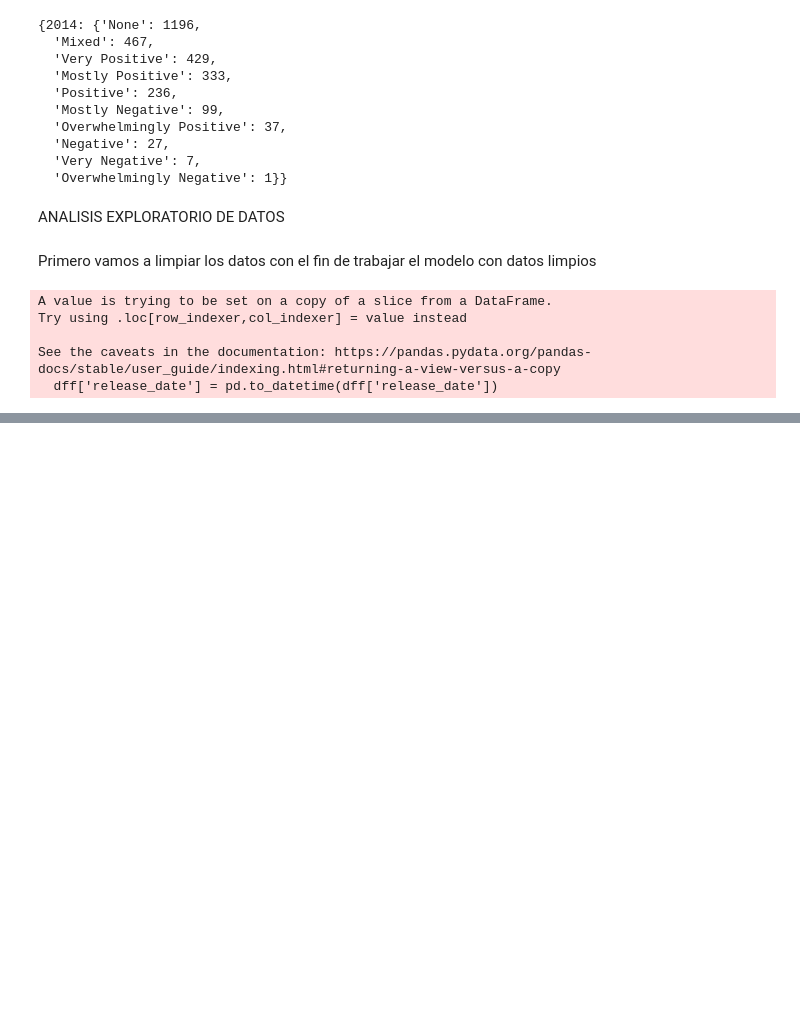
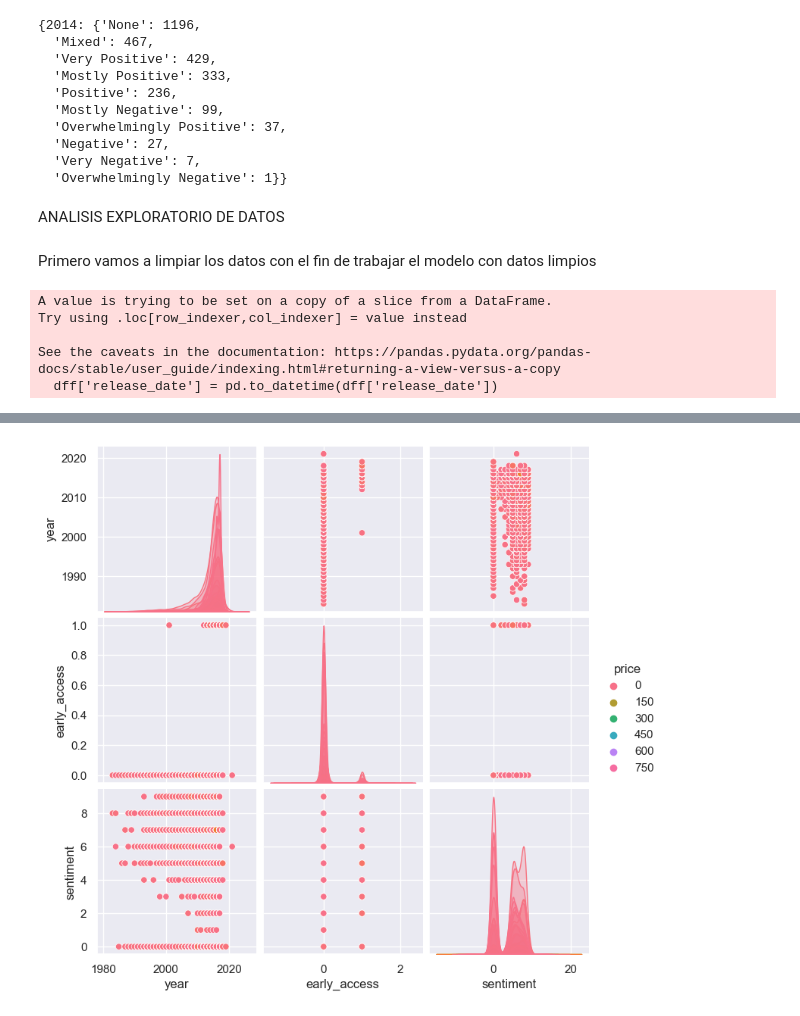
Before and after one commit to LLozanoBaron/Project_MLops, a Jupyter notebook: Proyecto_individual_1.ipynb, the cells around one changed output, grey strips where cells are left out. Saved outputs shown, nothing was run; the diff lists cells and outputs as text; code cells hidden in the pictures; blank space fills up the shorter version.

```diff
--- a/Proyecto_individual_1.ipynb
+++ b/Proyecto_individual_1.ipynb
@@ -241,0 +194,2 @@ plt.show()
+# %%
+dfc1['price'] = dfc1['price'].fillna(0)
@@ -241,0 +205,3 @@ plt.show()
+# %%
+#Transform bool to binary
+dfc1['early_access'] = dfc1['early_access'].astype(int)
@@ -241,0 +233,2 @@ plt.show()
+# %%
+dfc2 = dfc1.copy()
@@ -241,0 +249,4 @@ plt.show()
+# %%
+#Make a dict varible in order to change the sentiment to number
+mapping = {'Overwhelmingly Positive':9,'Very Positive': 8,'Mostly Positive':7, 'Positive': 6, 'Mixed': 5,'Mostly Negative':4,'Negative': 3, 'Very Negative': 2,'Overwhelmingly Negative':1}
+dfc2['sentiment'] = dfc2['sentiment'].replace(mapping)
@@ -241,0 +290,5 @@ plt.show()
+# %%
+sns.pairplot(dfc2, hue = 'price',palette='husl')
+plt.show()
+# %% [output]
+[figure, added]
```
Also changed, not shown: parts of 64 cells of this notebook, 3 other files.
